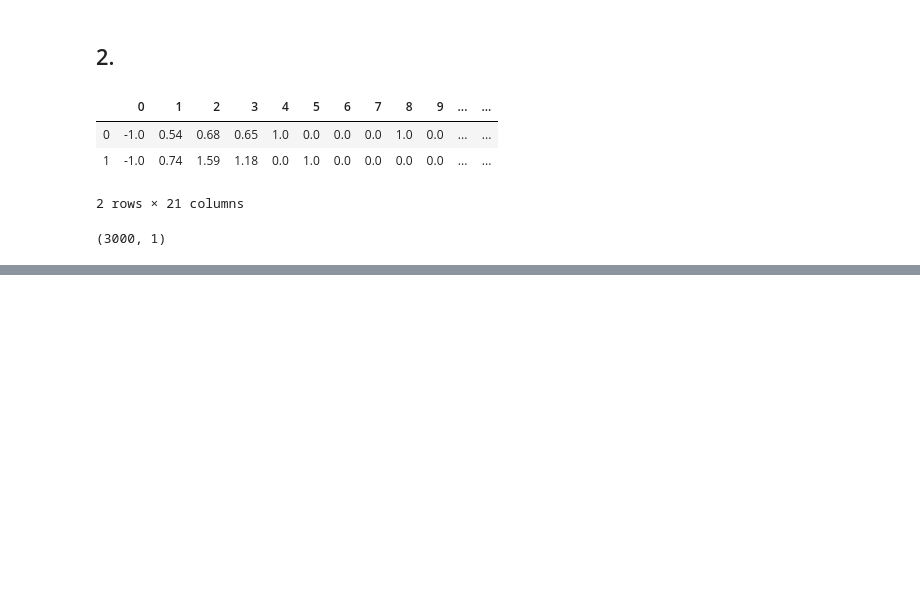
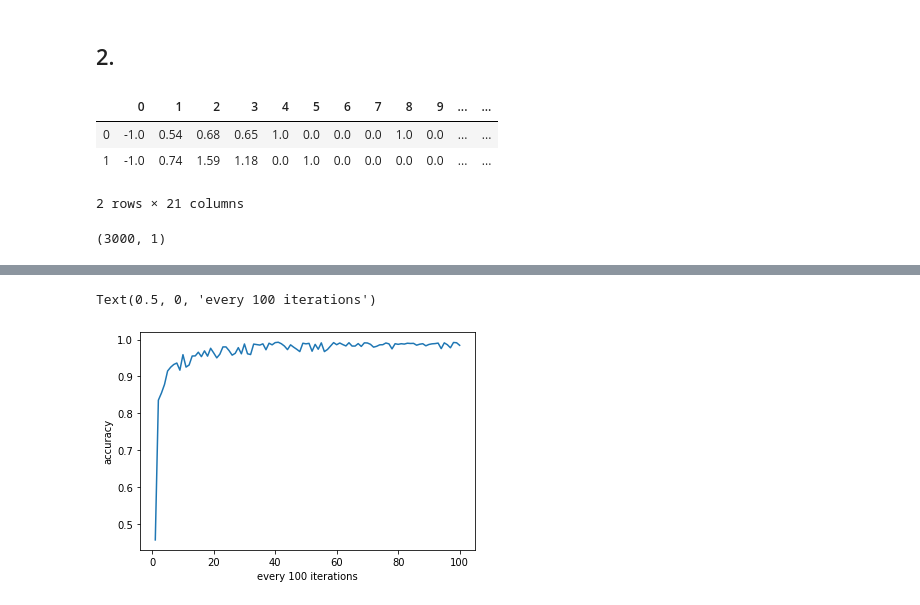
Before and after one commit to MandyGaoGao/mlhw, a Jupyter notebook: ml-hw3-SVM.ipynb, the cells around one changed output, grey strips where cells are left out. Cells and saved outputs as stored; diff of their text form; code cells hidden in the pictures; blank space fills up the shorter version.

```diff
--- a/ml-hw3-SVM.ipynb
+++ b/ml-hw3-SVM.ipynb
@@ -159,0 +171,7 @@ iteration 9900   loss nan,       accuracy is 0.0
+# %%
+plt.plot(range(1, 101), accs)
+plt.ylabel('accuracy')
+plt.xlabel('every 100 iterations')
+# %% [output]
+Text(0.5, 0, 'every 100 iterations')
+[figure, added]
```
Also changed, not shown: parts of 4 cells of this notebook, 1 other file.
